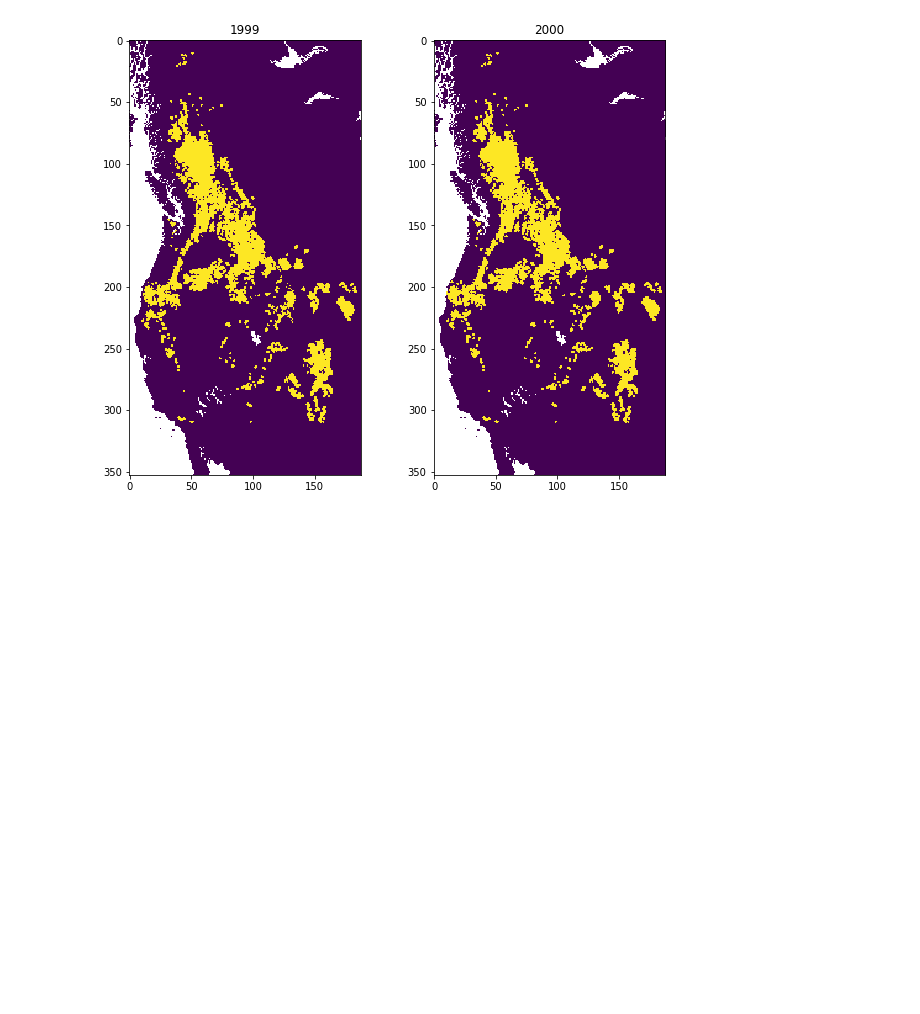
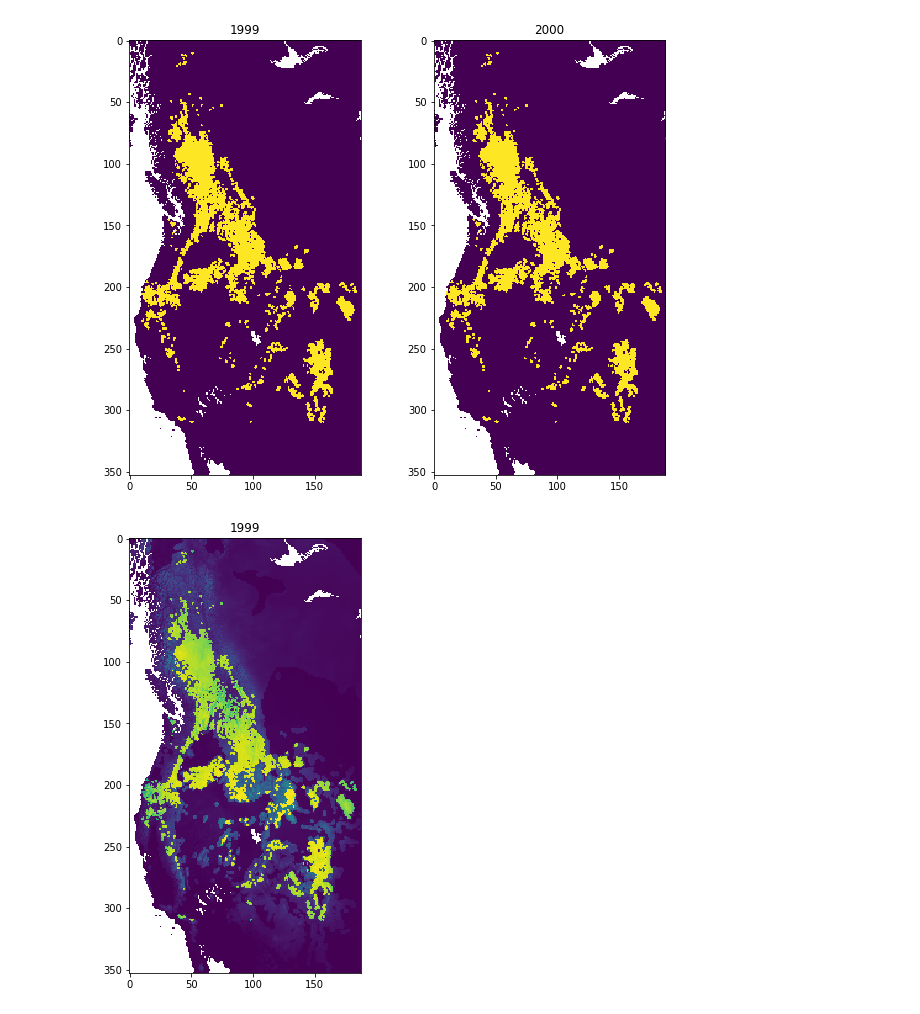
Before and after one commit to dongmeic/SDM, a Jupyter notebook: python/models/full/logistic_baseline_year.py.ipynb, the cells around one changed output. Saved outputs shown, nothing was run; the diff lists cells and outputs as text; code cells hidden in the pictures; blank space fills up the shorter version.

```diff
--- a/python/models/full/logistic_baseline_year.py.ipynb
+++ b/python/models/full/logistic_baseline_year.py.ipynb
@@ -439,14 +429,14 @@ y range: (-2000000.0, 1520000.0)
 def mask_data(data, xrange, yrange, verbose=False):
     if verbose:
         print('Input data:')
-        print_ranges(data)
+        get_ranges(data, verbose)
     data = data.loc[(data.x >= xrange[0])
                     & (data.x <= xrange[1])
                     & (data.y >= yrange[0])
                     & (data.y <= yrange[1]), :]
     if verbose:
         print('Output data:')
-        print_ranges(data)
+        get_ranges(data, verbose)
     return data
 # %%
 def drop_nans(data, field, verbose=False):
@@ -458,10 +448,12 @@ def drop_nans(data, field, verbose=False):
 # %%
 historic_years = range(1998, 2000)
 year = 1999 # <- !
-next_year_data = full_test.loc[full_test.year == 2000, :]
+next_year_data = full_test.loc[full_test.year == (year + 1), :]
 
 hist_data = pd.read_csv(HISTORIC_DATA_PATH + 'clean_%d.csv' % year)
-hist_data = mask_data(hist_data, xrange, yrange, verbose=True)
+hist_data = mask_data(hist_data, x_range, y_range, verbose=True)
+
+hist_merge = hist_data[['x', 'y']]
 # %% [output]
 Input data:
 x range: (-5730000.0, 5000000.0)
@@ -539,6 +531,10 @@ print(list(hist_essentials))
 hist_essentials = scaler.fit_transform(hist_essentials)
 # %%
 hist_data['preds'] = logistic_clf.predict(hist_essentials)
+# %%
+probs = logistic_clf.predict_proba(hist_essentials)
+probs = [prob[1] for prob in probs]
+hist_data['probs'] = probs
 # %%
 plt.subplot(121);
 imshow(np.rot90(column2matrix(hist_data, 'preds')));
@@ -548,6 +544,11 @@ imshow(np.rot90(column2matrix(hist_data, 'next_year_beetle')));
 plt.title('2000');
 # %% [output]
 [figure]
+# %%
+imshow(np.rot90(column2matrix(hist_data, 'probs')));
+plt.title('1999');
+# %% [output]
+[figure, added]
 # %%
 m_1999 = column2matrix(hist_data, 'preds')
 m_2000 = column2matrix(hist_data, 'next_year_beetle')
```
Also changed, not shown: parts of 20 cells of this notebook, 1 other file.
